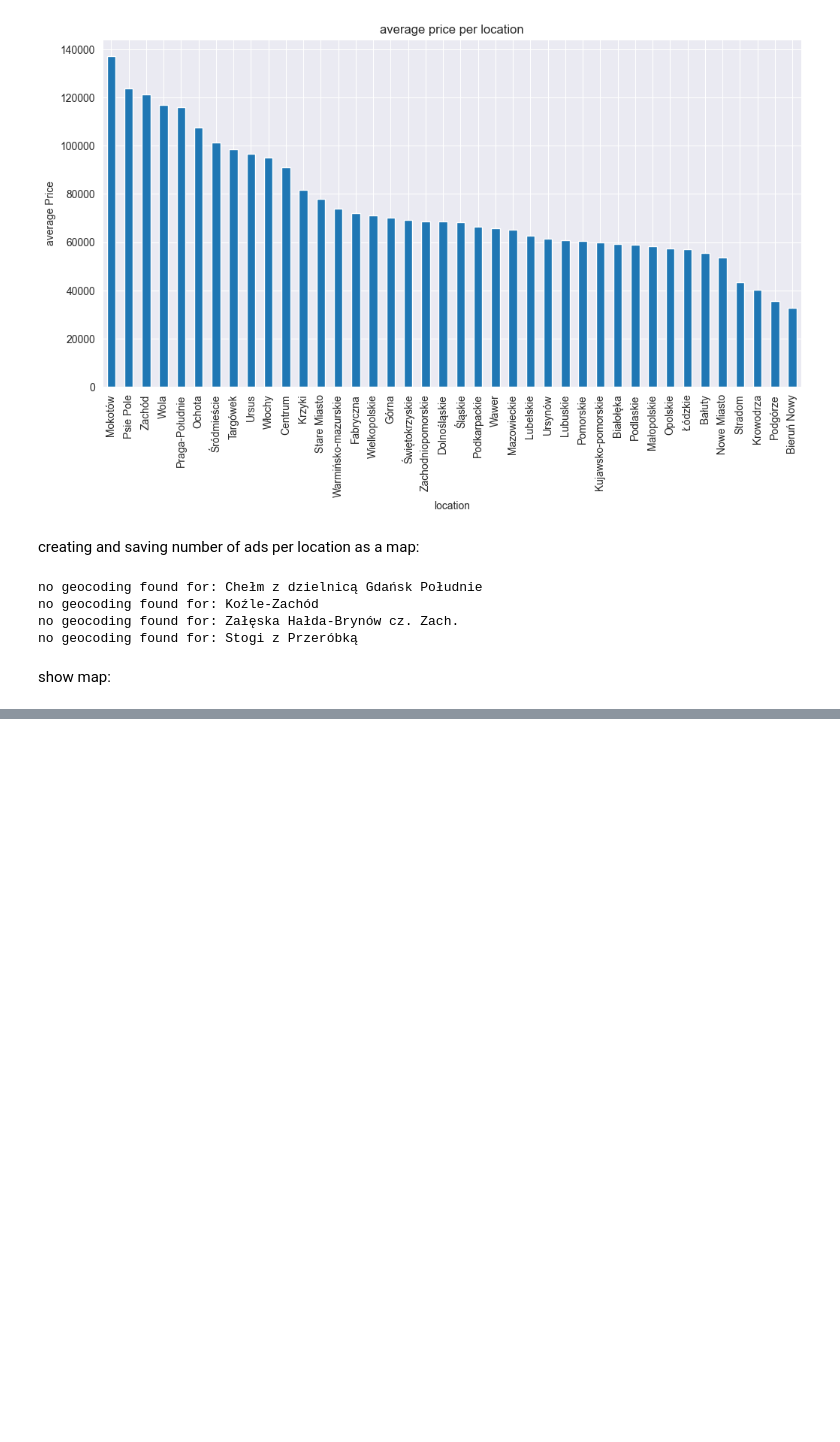
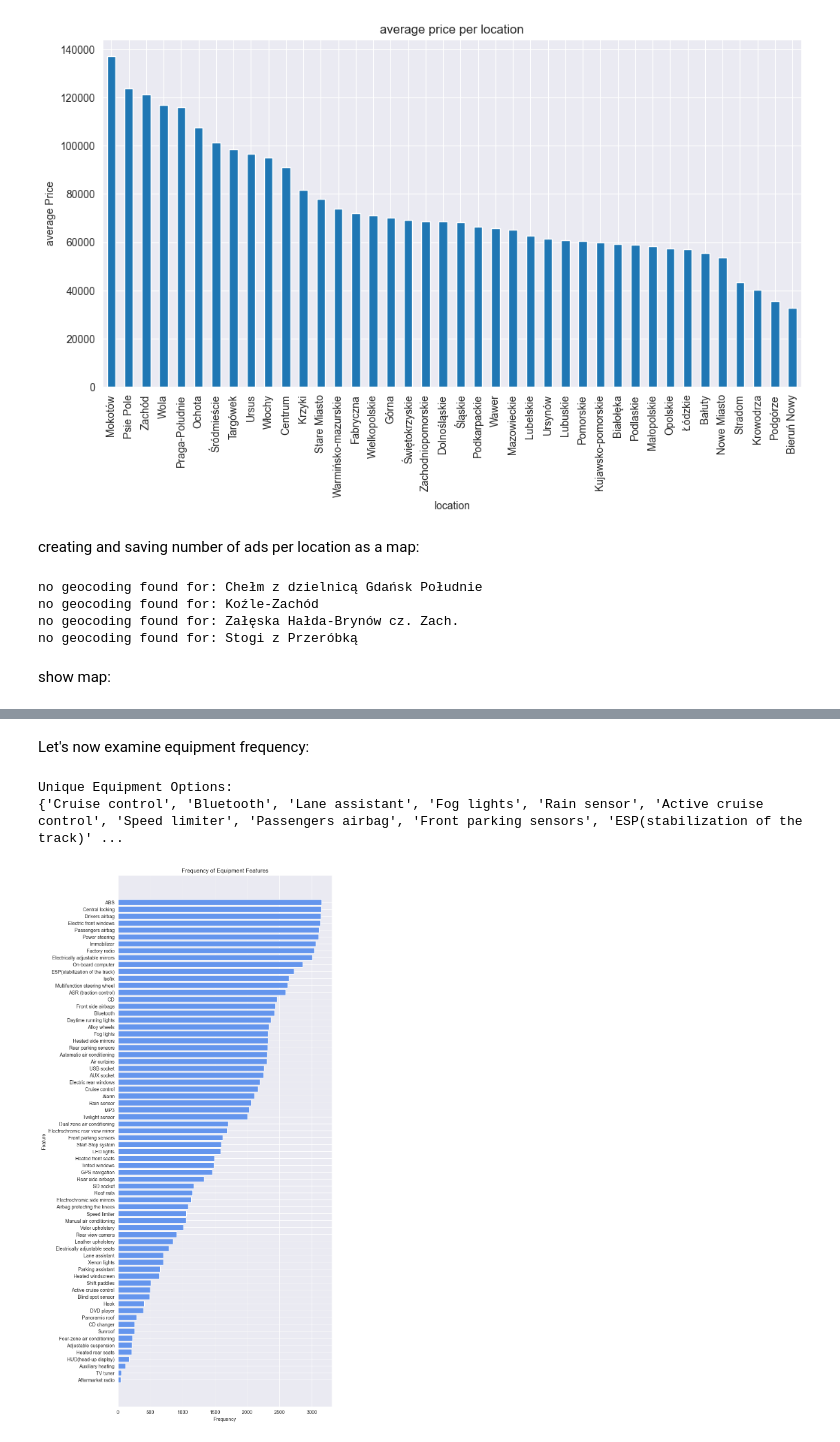
Before and after one commit to sowinskv/DSC_competition, a Jupyter notebook: notebooks/EDA.ipynb, the cells around one changed output, grey strips where cells are left out. Saved outputs shown, nothing was run; the diff lists cells and outputs as text; code cells hidden in the pictures; blank space fills up the shorter version.

```diff
--- a/notebooks/EDA.ipynb
+++ b/notebooks/EDA.ipynb
@@ -309,3 +354,33 @@ show map:
 m
 # %% [output]
 [interactive output not drawn]
+# %% [markdown]
+Let's now examine equipment frequency:
+# %%
+import ast
+
+df['Wyposazenie_list'] = df['Wyposazenie'].apply(ast.literal_eval)
+
+unique_values = set(item for sublist in df['Wyposazenie_list'] for item in sublist)
+
+print("Unique Equipment Options:")
+print(unique_values)
+# %% [output]
+Unique Equipment Options:
+{'Cruise control', 'Bluetooth', 'Lane assistant', 'Fog lights', 'Rain sensor', 'Active cruise control', 'Speed limiter', 'Passengers airbag', 'Front parking sensors', 'ESP(stabilization of the track)' ...
+# %%
+from collections import Counter
+
+equipment_counts = Counter(item for sublist in df['Wyposazenie_list'] for item in sublist)
+
+equipment_df = pd.DataFrame(equipment_counts.items(), columns=['Feature', 'Count']).sort_values(by='Count', ascending=False)
+
+plt.figure(figsize=(8, 20))
+plt.barh(equipment_df['Feature'], equipment_df['Count'], color='cornflowerblue')
+plt.xlabel('Frequency')
+plt.ylabel('Feature')
+plt.title('Frequency of Equipment Features')
+plt.gca().invert_yaxis()
+plt.show()
+# %% [output]
+[figure, added]
```
Also changed, not shown: parts of 21 cells of this notebook.
